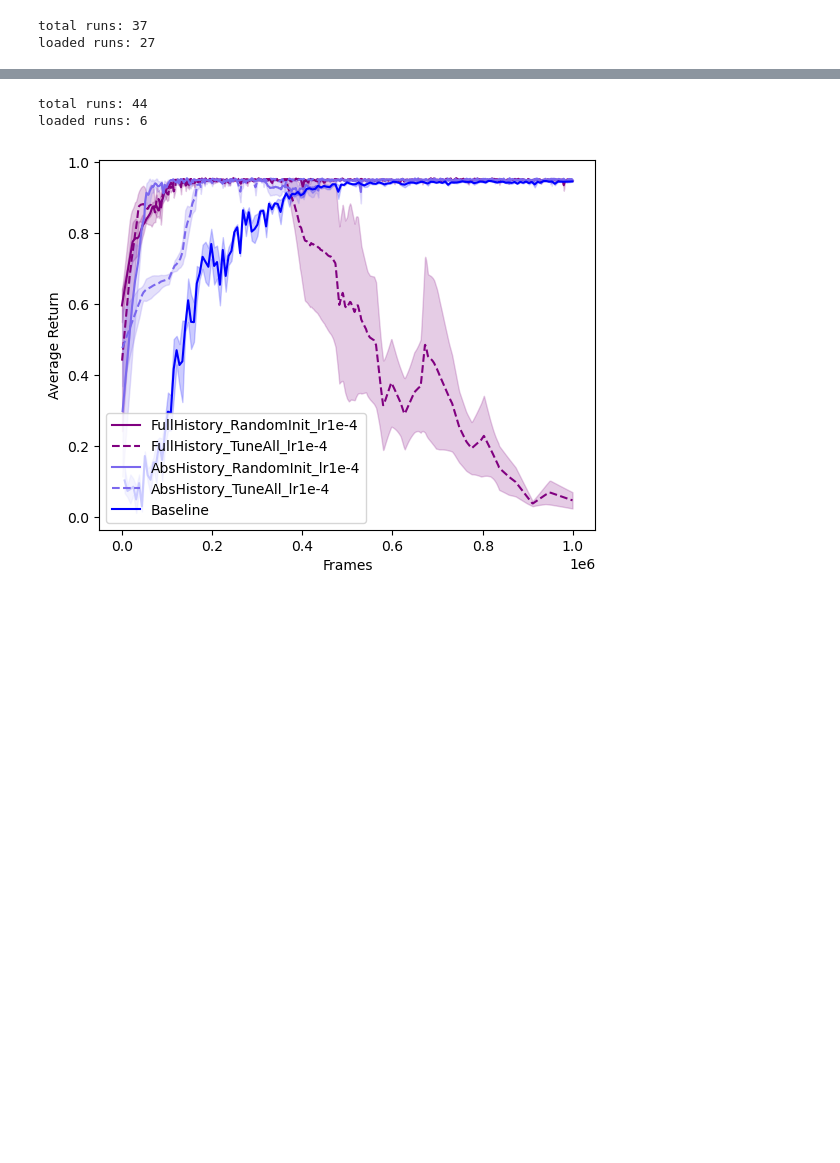
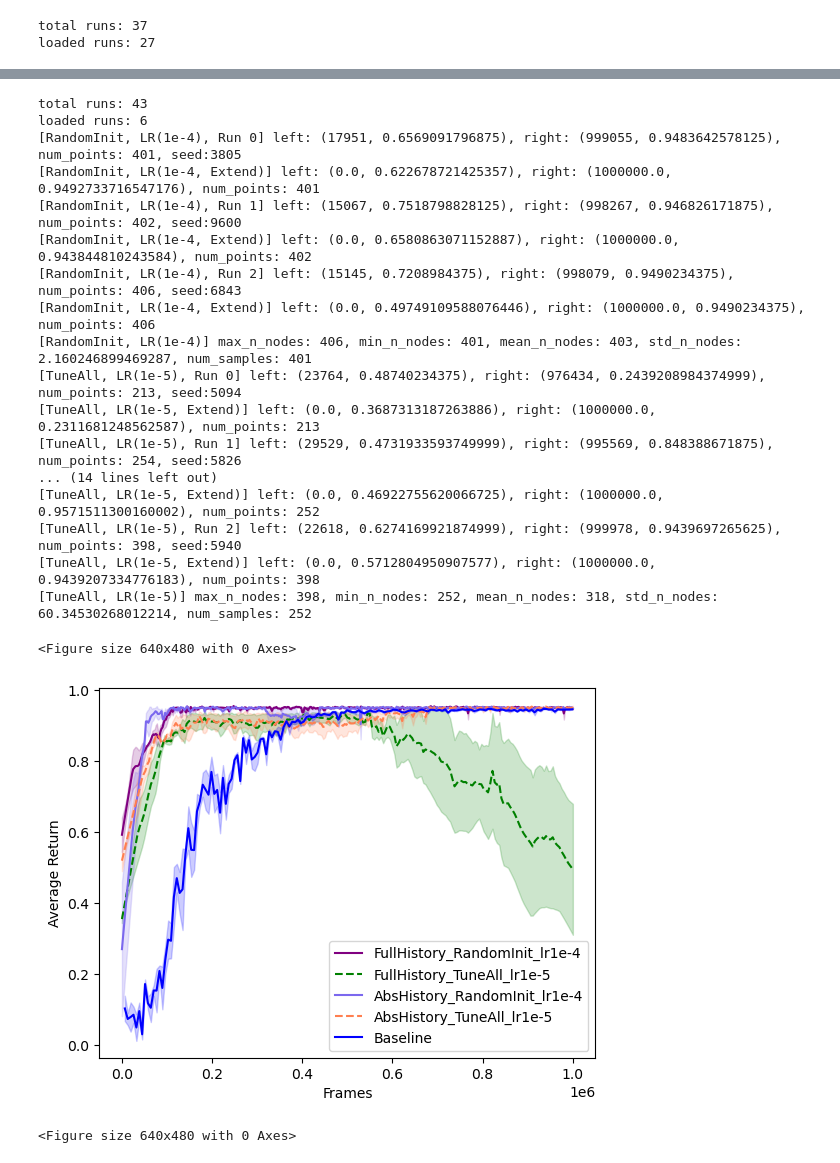
Before and after one commit to oceank/babyai, a Jupyter notebook: result_plot.ipynb, the cells around one changed output, grey strips where cells are left out. Cells and saved outputs as stored; diff of their text form; code cells hidden in the pictures; blank space fills up the shorter version.

Commit message:
update visualization result for the experiment of RandomInit, FrozenAll and TuneAll

```diff
--- a/result_plot.ipynb
+++ b/result_plot.ipynb
@@ -542,7 +740,7 @@ plot_line_segments_example(
 # Initialiation
 line_styles = {"RandomInit":"solid", "TuneAll":"dashed", "FrozenAll":"dotted"}
 line_colors = {"1e-4":"purple", "3e-5":"red", "1e-5":"green"}
-
+num_samples = 'min' # 'max', 'min', 'mean', 200
 for lang_comp_mode in lang_comp_modes:
         print(f"Ploting training performance for {lang_comp_mode} mode and level {level}")
         gh=None
@@ -557,6 +755,7 @@ for lang_comp_mode in lang_comp_modes:
                 fig_dir,
                 gh,
                 num_samples=num_samples,
+                debug=debug
         )
 # %% [output]
 Ploting training performance for RandomInit mode and level DiscoverHiddenBallBlueBoxR2
@@ -615,6 +879,7 @@ for lang_comp_mode in lang_comp_modes:
                 fig_dir,
                 gh,
                 num_samples=num_samples,
+                debug=debug
         )
 # %% [output]
 Ploting training performance for RandomInit mode and level GoToBallNeighborOpenRoomR2
@@ -673,6 +1003,7 @@ for lang_comp_mode in lang_comp_modes:
                 fig_dir,
                 gh,
                 num_samples=num_samples,
+                debug=debug
         )
 # %% [output]
 Ploting training performance for RandomInit mode and level MoveToNeighborClosedRoomR2
@@ -823,41 +1101,55 @@ def load_abs_result_per_level(
-# %%
-#abs_line_colors = {"1e-4":"deepskyblue", "3e-5":"gold", "1e-5":"coral"}
-abs_line_colors = {"1e-4":"mediumslateblue", "3e-5":"mediumseagreen", "1e-5":"darkkhaki"}
 # %%
 level="DiscoverHiddenBallBlueBoxR2"
 selected_configs = {
     "RandomInit": "1e-4",
-    "TuneAll": "1e-4", # currently the results with '1e-5' is not ready, use the resulsts with '1e-4' instead
+    "TuneAll": "1e-5"
 }
 # lr_list = ["0.0001", "3e-05", "1e-05"]
-selected_lr_list = ["0.0001", "0.0001"]
+selected_lr_list = ["0.0001", "1e-05"]
 
 df_abs_Disc = load_abs_result_per_level(
         exp_result_dir,
         level,
         selected_lr_list,
         selected_configs,
         history_type='absR0',
         )
 plot_full_vs_abs_selected_lang_mode_per_level(
         level,
         selected_configs,
         abs_line_colors,
         line_colors,
         line_styles,
         df_paper_levels,
         df_3lr_3lang_Disc,
         df_abs_Disc,
         fig_dir,
         gh = None,
-        debug=False,
+        debug=debug,
         num_samples=num_samples,
         abs_marker=None
 )
 # %% [output]
-total runs: 44
+total runs: 43
 loaded runs: 6
+[RandomInit, LR(1e-4), Run 0] left: (17951, 0.6569091796875), right: (999055, 0.9483642578125), num_points: 401, seed:3805
+[RandomInit, LR(1e-4, Extend)] left: (0.0, 0.622678721425357), right: (1000000.0, 0.9492733716547176), num_points: 401
+[RandomInit, LR(1e-4), Run 1] left: (15067, 0.7518798828125), right: (998267, 0.946826171875), num_points: 402, seed:9600
+[RandomInit, LR(1e-4, Extend)] left: (0.0, 0.6580863071152887), right: (1000000.0, 0.943844810243584), num_points: 402
+[RandomInit, LR(1e-4), Run 2] left: (15145, 0.7208984375), right: (998079, 0.9490234375), num_points: 406, seed:6843
+[RandomInit, LR(1e-4, Extend)] left: (0.0, 0.49749109588076446), right: (1000000.0, 0.9490234375), num_points: 406
+[RandomInit, LR(1e-4)] max_n_nodes: 406, min_n_nodes: 401, mean_n_nodes: 403, std_n_nodes: 2.160246899469287, num_samples: 401
+[TuneAll, LR(1e-5), Run 0] left: (23764, 0.48740234375), right: (976434, 0.2439208984374999), num_points: 213, seed:5094
+[TuneAll, LR(1e-5, Extend)] left: (0.0, 0.3687313187263886), right: (1000000.0, 0.2311681248562587), num_points: 213
+[TuneAll, LR(1e-5), Run 1] left: (29529, 0.4731933593749999), right: (995569, 0.848388671875), num_points: 254, seed:5826
+... (14 lines left out)
+[TuneAll, LR(1e-5, Extend)] left: (0.0, 0.46922755620066725), right: (1000000.0, 0.9571511300160002), num_points: 252
+[TuneAll, LR(1e-5), Run 2] left: (22618, 0.6274169921874999), right: (999978, 0.9439697265625), num_points: 398, seed:5940
+[TuneAll, LR(1e-5, Extend)] left: (0.0, 0.5712804950907577), right: (1000000.0, 0.9439207334776183), num_points: 398
+[TuneAll, LR(1e-5)] max_n_nodes: 398, min_n_nodes: 252, mean_n_nodes: 318, std_n_nodes: 60.34530268012214, num_samples: 252
+<Figure size 640x480 with 0 Axes>
-[figure, old version]
+[figure, new version]
+<Figure size 640x480 with 0 Axes>
 # %%
 level="GoToBallNeighborOpenRoomR2"
 selected_configs = {
```
Also changed, not shown: parts of 18 cells of this notebook.
